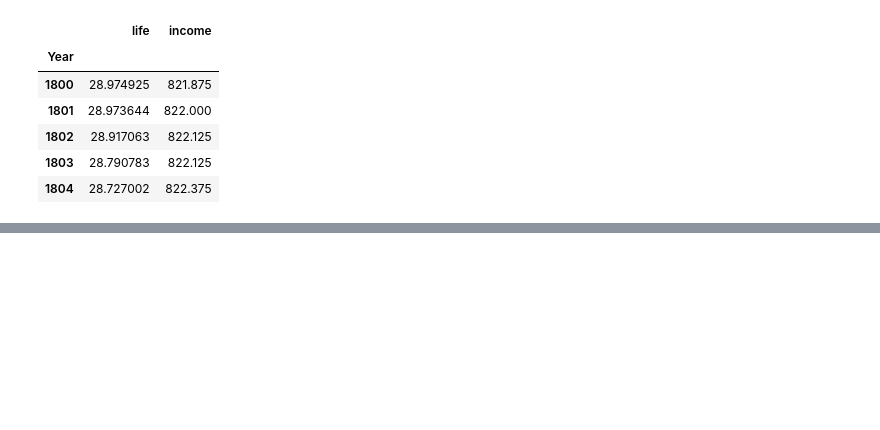
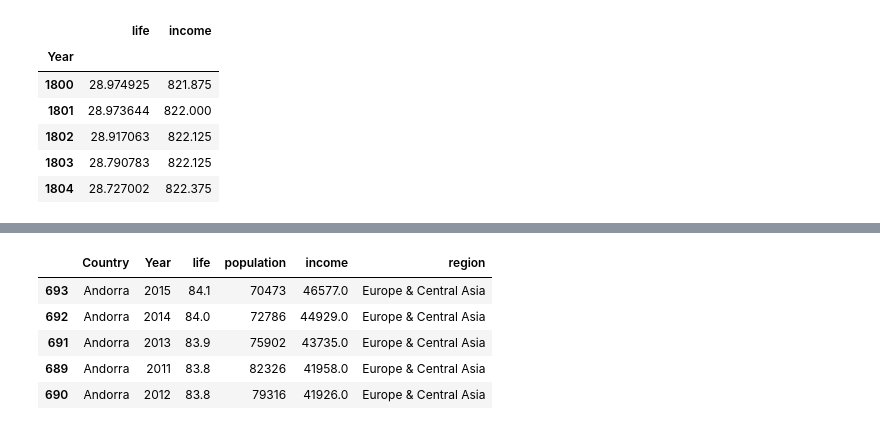
Before and after one commit to HardPlant/TIL, a Jupyter notebook: Tacademy/D3_Data_Visual/01.pandas_exercise.ipynb, the cells around one changed output, grey strips where cells are left out. Drawn from its saved outputs; the diff is of its cells as text; code cells hidden in the pictures; blank space fills up the shorter version.

```diff
--- a/Tacademy/D3_Data_Visual/01.pandas_exercise.ipynb
+++ b/Tacademy/D3_Data_Visual/01.pandas_exercise.ipynb
@@ -386,0 +420,9 @@ pd.merge(left, right, how='inner', on='key').merge()
+# %%
+df.sort_values(by = 'life', ascending = False).head()
+# %% [output]
+|  | Country | Year | life | population | income | region |
+| 693 | Andorra | 2015 | 84.1 | 70473 | 46577.0 | Europe & Central Asia |
+| 692 | Andorra | 2014 | 84.0 | 72786 | 44929.0 | Europe & Central Asia |
+| 691 | Andorra | 2013 | 83.9 | 75902 | 43735.0 | Europe & Central Asia |
+| 689 | Andorra | 2011 | 83.8 | 82326 | 41958.0 | Europe & Central Asia |
+| 690 | Andorra | 2012 | 83.8 | 79316 | 41926.0 | Europe & Central Asia |
```
Also changed, not shown: parts of 3 cells of this notebook, 1 other file.
